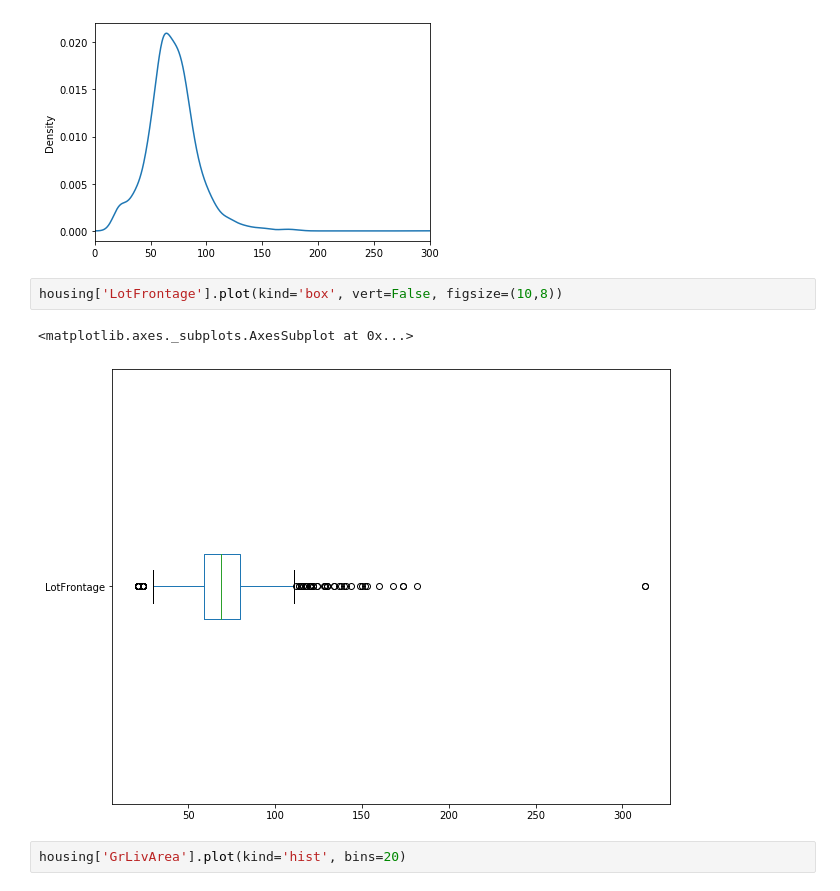
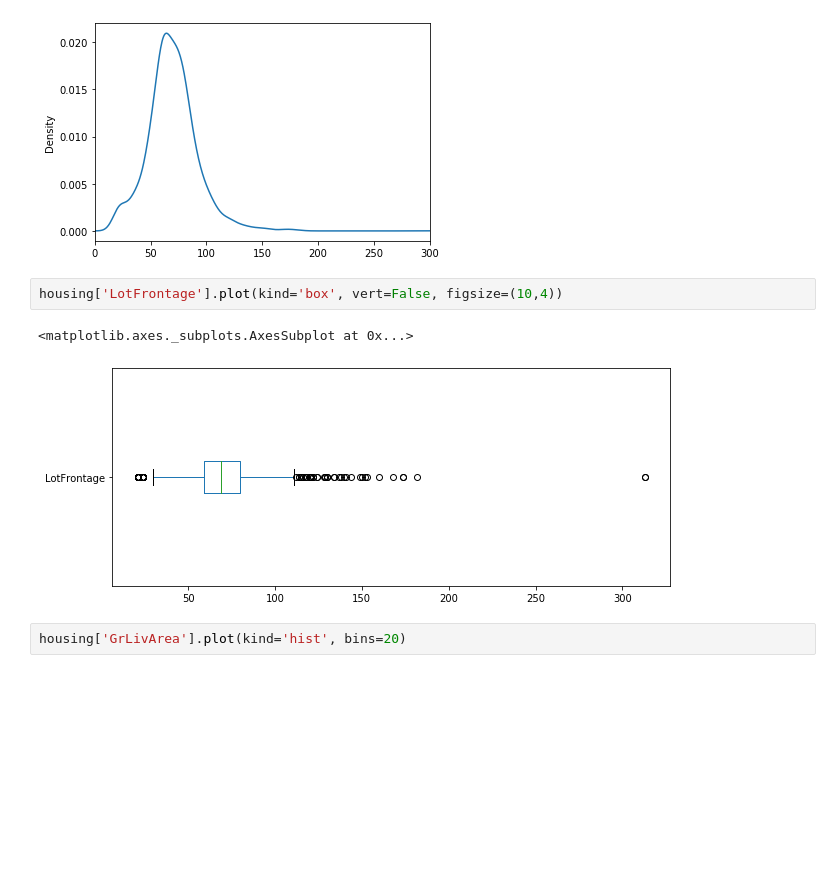
Before and after one commit to btjoshi/hello-world, a Jupyter notebook: Housing_Project/Data_exporation_notes_to_self.ipynb, the cells around one changed output. Saved outputs shown, nothing was run; the diff lists cells and outputs as text; blank space fills up the shorter version.

```diff
--- a/Housing_Project/Data_exporation_notes_to_self.ipynb
+++ b/Housing_Project/Data_exporation_notes_to_self.ipynb
@@ -356,10 +356,10 @@ housing['LotFrontage'].plot(kind='kde', xlim=(0,300))
 <matplotlib.axes._subplots.AxesSubplot at 0x...>
 [figure]
 # %%
-housing['LotFrontage'].plot(kind='box', vert=False, figsize=(10,8))
+housing['LotFrontage'].plot(kind='box', vert=False, figsize=(10,4))
 # %% [output]
 <matplotlib.axes._subplots.AxesSubplot at 0x...>
-[figure, old version]
+[figure, new version]
 # %%
 housing['GrLivArea'].plot(kind='hist', bins=20)
 # %% [output]
```
Also changed, not shown: parts of 1 cell of this notebook.
